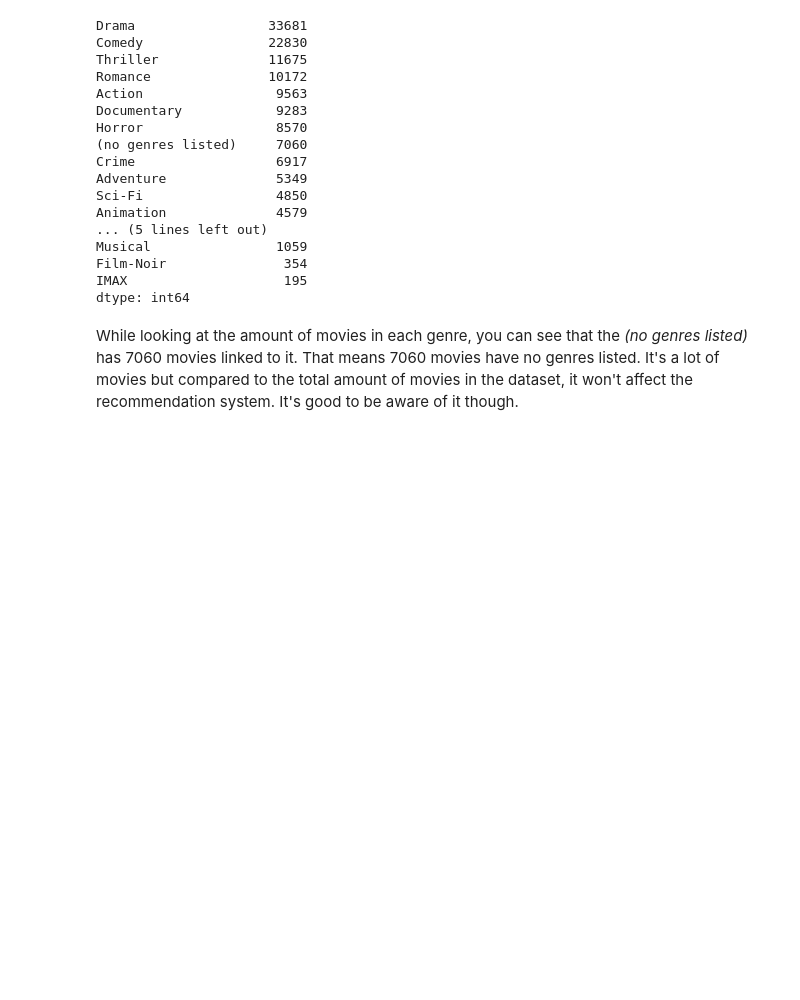
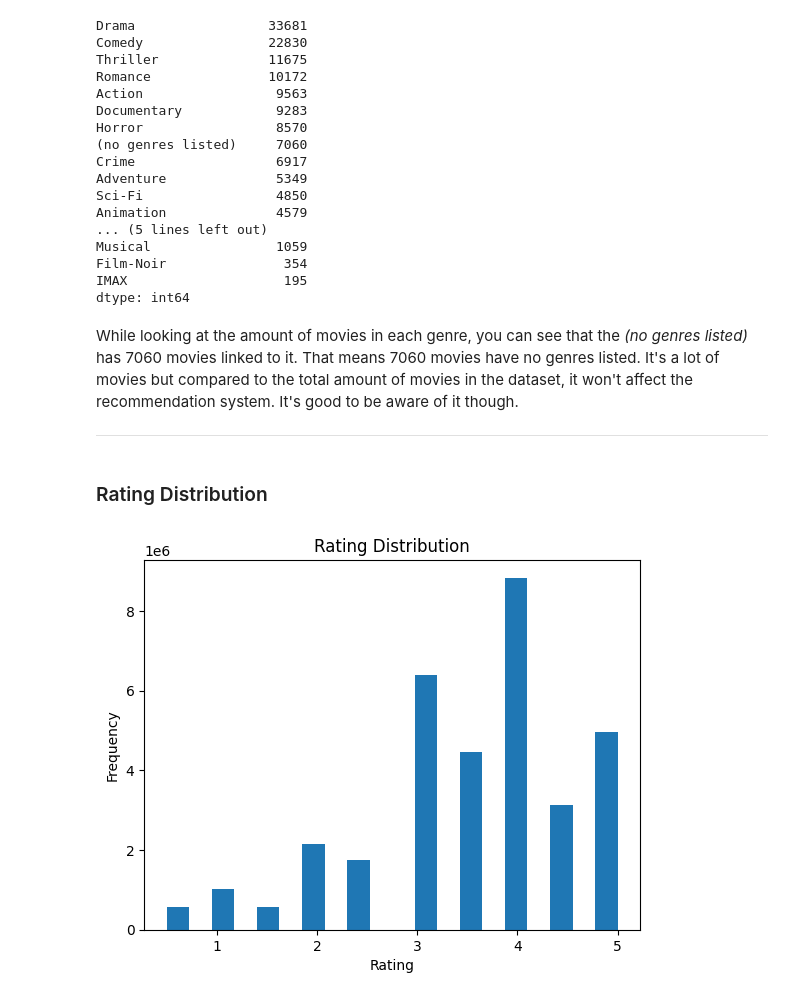
Before and after one commit to kust3n/Sara-Costa-Machinelearning, a Jupyter notebook: Labb/EDA.ipynb, the cells around one changed output. Drawn from its saved outputs; the diff is of its cells as text; code cells hidden in the pictures; blank space fills up the shorter version.

```diff
--- a/Labb/EDA.ipynb
+++ b/Labb/EDA.ipynb
@@ -105,3 +105,16 @@ IMAX                    195
 dtype: int64
 # %% [markdown]
 While looking at the amount of movies in each genre, you can see that the *(no genres listed)* has 7060 movies linked to it. That means 7060 movies have no genres listed. It's a lot of movies but compared to the total amount of movies in the dataset, it won't affect the recommendation system. It's good to be aware of it though.
+
+---
+# %% [markdown]
+### Rating Distribution
+# %%
+plt.figure()
+plt.hist(ratings["rating"], bins=20)
+plt.title("Rating Distribution")
+plt.xlabel("Rating")
+plt.ylabel("Frequency")
+plt.show()
+# %% [output]
+[figure, added]
```
Also changed, not shown: parts of 12 cells of this notebook, 1 other file.
